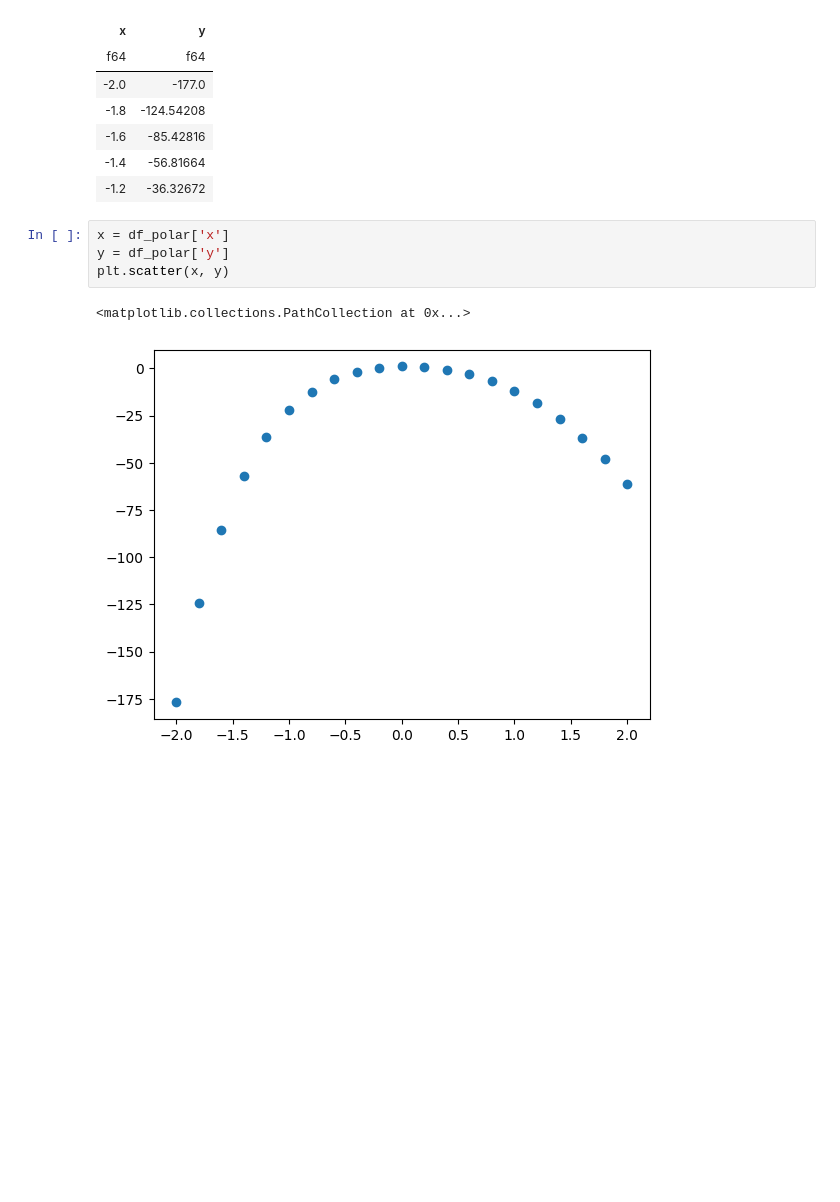
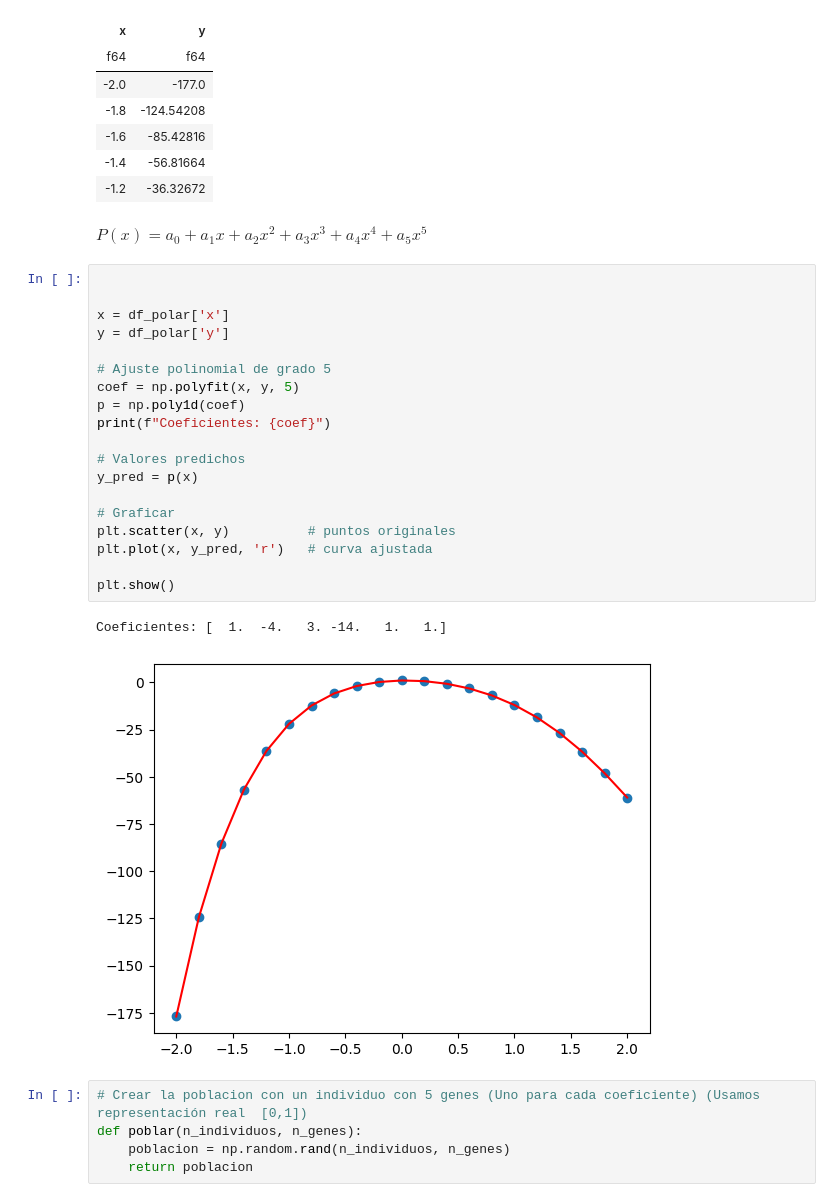
Before and after one commit to Seikened/semestre_v, a Jupyter notebook: algoritmos_bioinspirados/edas_algoritmo.ipynb, the cells around one changed output. Cells and saved outputs as stored; diff of their text form; blank space fills up the shorter version.

```diff
--- a/algoritmos_bioinspirados/edas_algoritmo.ipynb
+++ b/algoritmos_bioinspirados/edas_algoritmo.ipynb
@@ -16,10 +18,32 @@ shape: (5, 2)
 | -1.6 | -85.42816 |
 | -1.4 | -56.81664 |
 | -1.2 | -36.32672 |
+# %% [markdown]
+$P(x) = a_0 + a_1x + a_2x^2 + a_3x^3 + a_4x^4 + a_5x^5$
 # %%
+
+
 x = df_polar['x']
 y = df_polar['y']
-plt.scatter(x, y)
+
+# Ajuste polinomial de grado 5
+coef = np.polyfit(x, y, 5)
+p = np.poly1d(coef)
+print(f"Coeficientes: {coef}")
+
+# Valores predichos
+y_pred = p(x)
+
+# Graficar
+plt.scatter(x, y)          # puntos originales
+plt.plot(x, y_pred, 'r')   # curva ajustada
+
+plt.show()
 # %% [output]
-<matplotlib.collections.PathCollection at 0x...>
+Coeficientes: [  1.  -4.   3. -14.   1.   1.]
-[figure, old version]
+[figure, new version]
+# %%
+# Crear la poblacion con un individuo con 5 genes (Uno para cada coeficiente) (Usamos representación real  [0,1])
+def poblar(n_individuos, n_genes):
+    poblacion = np.random.rand(n_individuos, n_genes)
+    return poblacion
```
Also changed, not shown: parts of 10 cells of this notebook.
